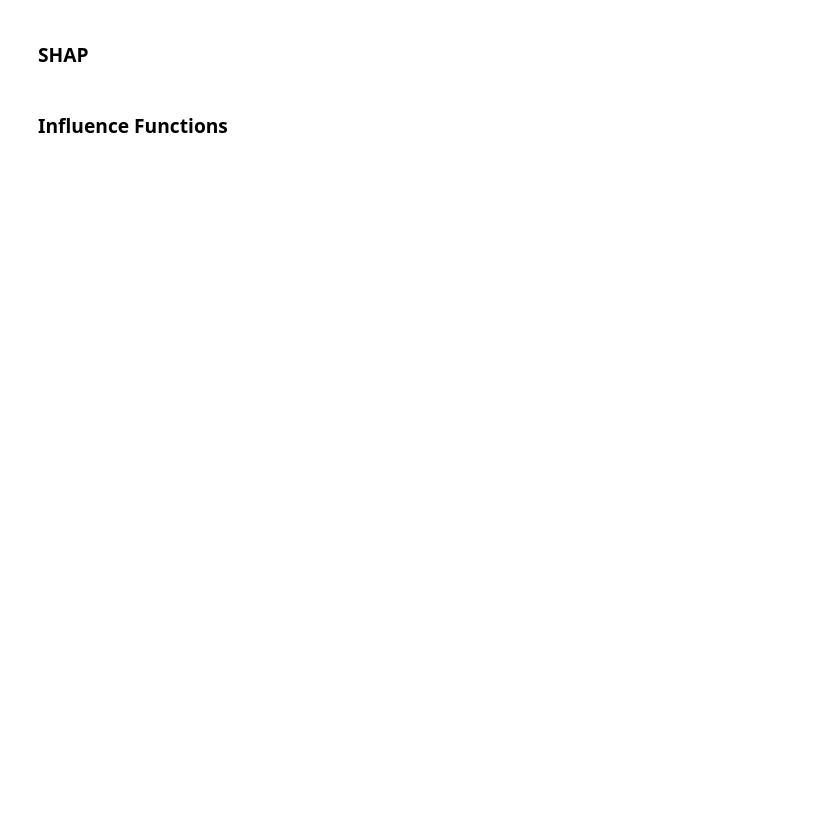
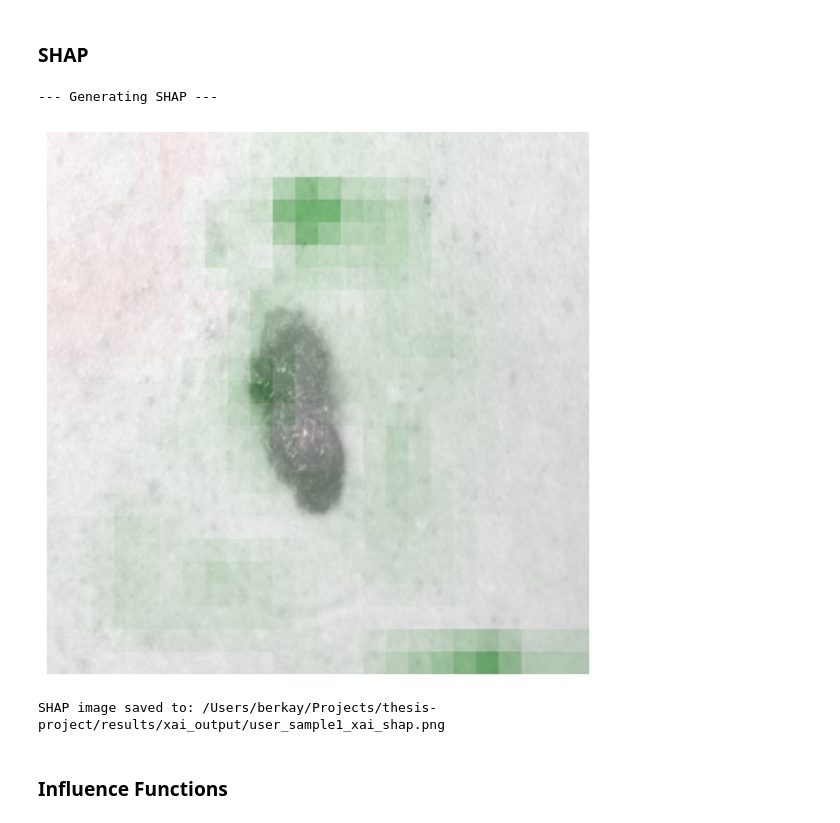
Before and after one commit to msc-ai-lab/thesis-project, a Jupyter notebook: notebooks/04_xai_pipeline.ipynb, the cells around one changed output. Saved outputs shown, nothing was run; the diff lists cells and outputs as text; code cells hidden in the pictures; blank space fills up the shorter version.

```diff
--- a/notebooks/04_xai_pipeline.ipynb
+++ b/notebooks/04_xai_pipeline.ipynb
@@ -126,19 +147,32 @@ print(f"Grad-CAM image saved to: {grad_cam_output_path}")
 # %% [markdown]
 ### SHAP
 # %%
-# --- 5b. SHAP ---
+# --- 5b. SHAP (using Occlusion) ---
 print("\n--- Generating SHAP ---")
-
-occlusion = Occlusion(model_forward_wrapper) # Use the wrapper here too for consistency
-attribution_shap = occlusion.attribute(input_tensor, strides=(3, 16, 16), target=predicted_class_index, sliding_window_shapes=(3, 32, 32), baselines=0)
+occlusion = Occlusion(model_forward_wrapper) # Use the wrapper here
+# Adjust sliding window shapes for the new 384x384 size
+attribution_shap = occlusion.attribute(input_tensor,
+                                       strides=(3, 32, 32),
+                                       target=predicted_class_index,
+                                       sliding_window_shapes=(3, 48, 48),
+                                       baselines=0)
 
 fig_shap, ax_shap = plt.subplots(figsize=(8, 8))
 ax_shap.axis('off')
-viz.visualize_image_attr(np.transpose(attribution_shap.squeeze().cpu().detach().numpy(), (1,2,0)), np.array(input_image.resize((224,224))), method="blended_heat_map", sign="all", show_colorbar=False, plt_fig_axis=(fig_shap, ax_shap))
+viz.visualize_image_attr(np.transpose(attribution_shap.squeeze().cpu().detach().numpy(), (1,2,0)),
+                         np.array(input_image.resize(IMAGE_RESIZE)),
+                         method="blended_heat_map",
+                         sign="all",
+                         show_colorbar=False,
+                         plt_fig_axis=(fig_shap, ax_shap))
 shap_output_path = os.path.join(OUTPUT_DIR, 'user_sample1_xai_shap.png')
 fig_shap.savefig(shap_output_path, bbox_inches='tight', pad_inches=0)
 plt.show()
 print(f"SHAP image saved to: {shap_output_path}")
+# %% [output]
+--- Generating SHAP ---
+[figure, added]
+SHAP image saved to: /Users/berkay/Projects/thesis-project/results/xai_output/user_sample1_xai_shap.png
 # %% [markdown]
 ### Influence Functions
 # %%
```
Also changed, not shown: parts of 7 cells of this notebook, 4 other files.
